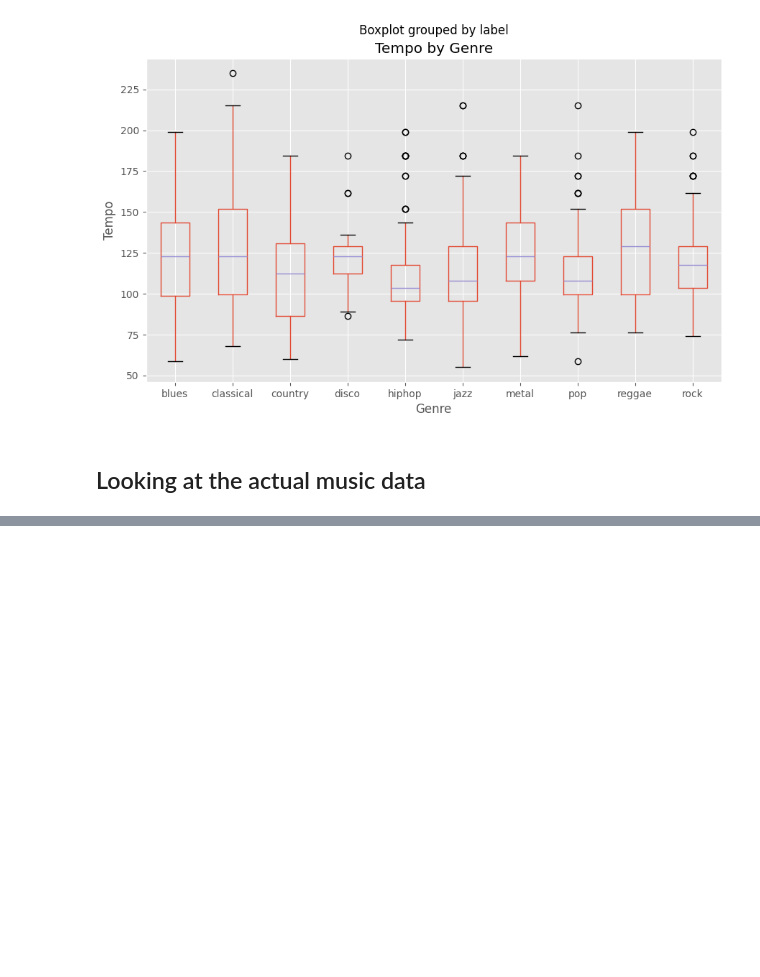
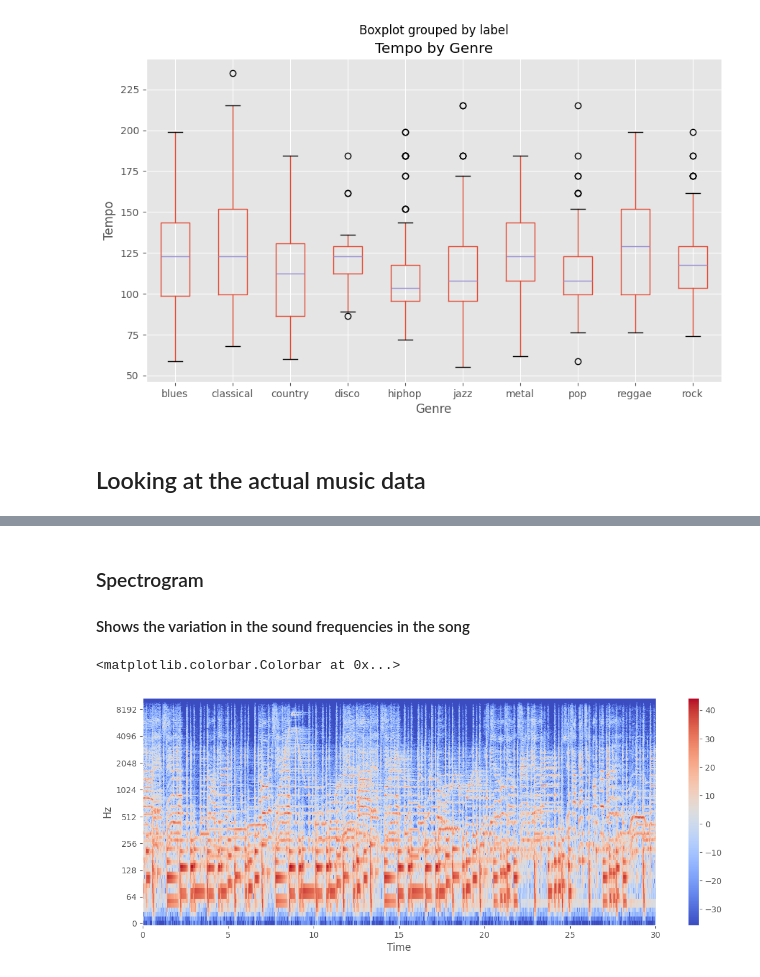
Before and after one commit to jamiecmarks/genre_classifier, a Jupyter notebook: exploration.ipynb, the cells around one changed output, grey strips where cells are left out. Drawn from its saved outputs; the diff is of its cells as text; code cells hidden in the pictures; blank space fills up the shorter version.

```diff
--- a/exploration.ipynb
+++ b/exploration.ipynb
@@ -105,0 +148,15 @@ print(x.shape, sr)
+# %% [markdown]
+### Spectrogram
+#### Shows the variation in the sound frequencies in the song
+# %%
+X = librosa.stft(x) # performs a fourier transform on the data
+Xdb = librosa.amplitude_to_db(abs(X)) # converts the amplitude to decibels
+
+
+# plotting
+plt.figure(figsize=(14, 5))
+librosa.display.specshow(Xdb, sr=sr, x_axis='time', y_axis='log')
+plt.colorbar()
+# %% [output]
+<matplotlib.colorbar.Colorbar at 0x...>
+[figure, added]
```
Also changed, not shown: parts of 6 cells of this notebook, 1 other file.
